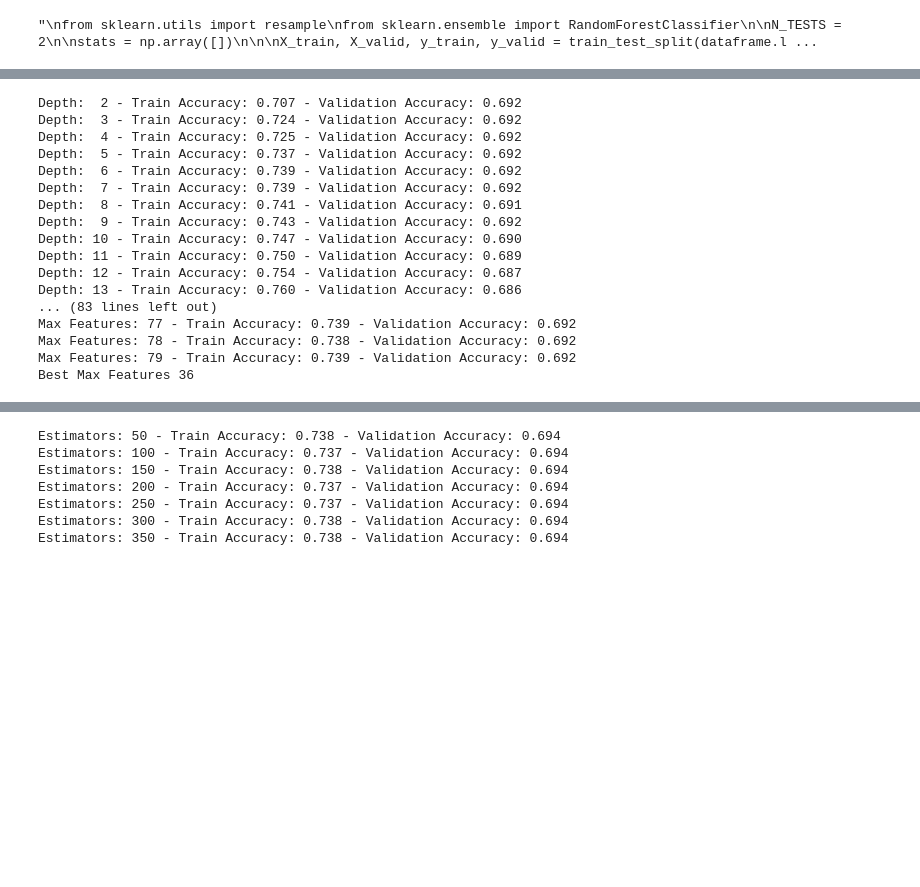
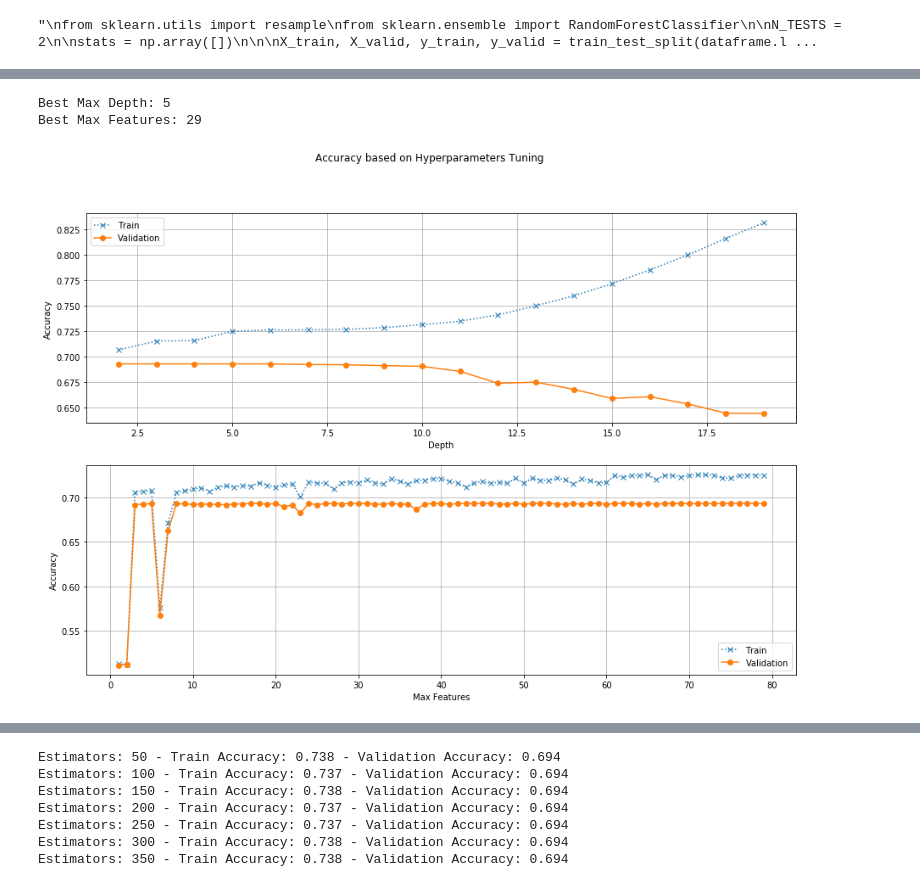
Before and after one commit to RiccardoSpolaor/Predict_Winner_2020_Australian_Open, a Jupyter notebook: Redone/04 Validating The Prediction Model.ipynb, the cells around one changed output, grey strips where cells are left out. Cells and saved outputs as stored; diff of their text form; code cells hidden in the pictures; blank space fills up the shorter version.

```diff
--- a/Redone/04 Validating The Prediction Model.ipynb
+++ b/Redone/04 Validating The Prediction Model.ipynb
@@ -264,2 +229,0 @@ KeyboardInterrupt:
-# %%
-dataframe = dataframe[dataframe['csvID'] >= 7]
@@ -265,0 +250,5 @@ dataframe = dataframe[dataframe['csvID'] >= 7]
+# %%
+dataframe = dataframe[dataframe['csvID'] >= max([i[::-1] for i in accuracies])[2]]
+# Inverto liste e ottengo elemento maggiore in base a accuracy e restituisco posizione di index
+
+dataframe.head()
@@ -268,7 +265,16 @@ from sklearn.model_selection import train_test_split
 from sklearn import tree
 from sklearn.metrics import accuracy_score
 
-def tune_tree_depth():
+def plot_tree_accuracy(ax, accuracies, hyperparameter):
+    accuracies = np.array(accuracies)
+    ax.plot(accuracies[:,2], accuracies[:,1], "x:", label="Train")
+    ax.plot(accuracies[:,2], accuracies[:,0], "o-", label="Validation")
+    ax.set_ylabel("Accuracy")
+    ax.set_xlabel(hyperparameter)
+    ax.grid()
+    ax.legend()
+
+def tune_tree_depth(ax):
     X_train, X_valid, y_train, y_valid = train_test_split(dataframe.loc[:, dataframe.columns != 'Winner'],
                                                               dataframe['Winner'],
                                                               test_size = 0.33,
@@ -284,63 +290,56 @@ def tune_tree_depth():
 
         train_acc = accuracy_score(y_true=y_train, y_pred=dt.predict(X_train))
         valid_acc = accuracy_score(y_true=y_valid, y_pred=dt.predict(X_valid))
-        print ("Depth: {:2d} - Train Accuracy: {:.3f} - Validation Accuracy: {:.3f} ".format(
-            max_depth,  train_acc, valid_acc))
+        #print ("Depth: {:2d} - Train Accuracy: {:.3f} - Validation Accuracy: {:.3f} ".format(
+        #    max_depth,  train_acc, valid_acc))
 
-        accuracies += [[valid_acc, max_depth]]
+        accuracies += [[valid_acc, train_acc, max_depth]]
 
-    best_accuracy, best_max_depth = max(accuracies)
-    print ( "Best Max Depth", best_max_depth)
+    plot_tree_accuracy(ax, accuracies, "Depth")
+
+    best_accuracy, _, best_max_depth = max(accuracies)
+    print ( "Best Max Depth:", best_max_depth)
     return best_max_depth
 
 
-def tune_tree_max_features(depth):
+def tune_tree_max_features(ax, depth):
     X_train, X_valid, y_train, y_valid = train_test_split(dataframe.loc[:, dataframe.columns != 'Winner'],
                                                               dataframe['Winner'],
                                                               test_size = 0.33,
                                                               stratify = None, shuffle = False)
 
     accuracies = []
 
     for max_features in range(1,X_train.shape[1]):
 
         dt = tree.DecisionTreeClassifier(max_depth = depth, max_features = max_features)
 
         dt.fit(X_train,y_train)
 
         train_acc = accuracy_score(y_true=y_train, y_pred=dt.predict(X_train))
         valid_acc = accuracy_score(y_true=y_valid, y_pred=dt.predict(X_valid))
-        print ("Max Features: {:2d} - Train Accuracy: {:.3f} - Validation Accuracy: {:.3f} ".format(
-            max_features,  train_acc, valid_acc))
+        #print ("Max Features: {:2d} - Train Accuracy: {:.3f} - Validation Accuracy: {:.3f} ".format(
+        #    max_features,  train_acc, valid_acc))
 
-        accuracies += [[valid_acc, max_features]]
+        accuracies += [[valid_acc, train_acc, max_features]]
 
-    best_accuracy, best_max_features = max(accuracies)
-    print ( "Best Max Features", best_max_features)
+    plot_tree_accuracy(ax, accuracies, "Max Features")
+
+    best_accuracy, _, best_max_features = max(accuracies)
+    print ( "Best Max Features:", best_max_features)
     return best_max_features
 
 def validate_tree_classifier():
+    fig, ax = plt.subplots(2, figsize = (15,10))
+    fig.suptitle("Accuracy based on Hyperparameters Tuning")
+
     hyper_parameters = {}
-    hyper_parameters['depth'] = tune_tree_depth()
-    hyper_parameters['max_features'] = tune_tree_max_features(depth = hyper_parameters['depth'])
+    hyper_parameters['depth'] = tune_tree_depth(ax[0])
+    hyper_parameters['max_features'] = tune_tree_max_features(ax[1],depth = hyper_parameters['depth'])
     return hyper_parameters
 
 tree_best_features = validate_tree_classifier()
 # %% [output]
-Depth:  2 - Train Accuracy: 0.707 - Validation Accuracy: 0.692
-Depth:  3 - Train Accuracy: 0.724 - Validation Accuracy: 0.692
-Depth:  4 - Train Accuracy: 0.725 - Validation Accuracy: 0.692
-Depth:  5 - Train Accuracy: 0.737 - Validation Accuracy: 0.692
-Depth:  6 - Train Accuracy: 0.739 - Validation Accuracy: 0.692
-Depth:  7 - Train Accuracy: 0.739 - Validation Accuracy: 0.692
-Depth:  8 - Train Accuracy: 0.741 - Validation Accuracy: 0.691
-Depth:  9 - Train Accuracy: 0.743 - Validation Accuracy: 0.692
-Depth: 10 - Train Accuracy: 0.747 - Validation Accuracy: 0.690
-Depth: 11 - Train Accuracy: 0.750 - Validation Accuracy: 0.689
-Depth: 12 - Train Accuracy: 0.754 - Validation Accuracy: 0.687
-Depth: 13 - Train Accuracy: 0.760 - Validation Accuracy: 0.686
-... (83 lines left out)
-Max Features: 77 - Train Accuracy: 0.739 - Validation Accuracy: 0.692
-Max Features: 78 - Train Accuracy: 0.738 - Validation Accuracy: 0.692
-Max Features: 79 - Train Accuracy: 0.739 - Validation Accuracy: 0.692
-Best Max Features 36
+Best Max Depth: 5
+Best Max Features: 29
+[figure, added]
```
Also changed, not shown: parts of 6 cells of this notebook.
